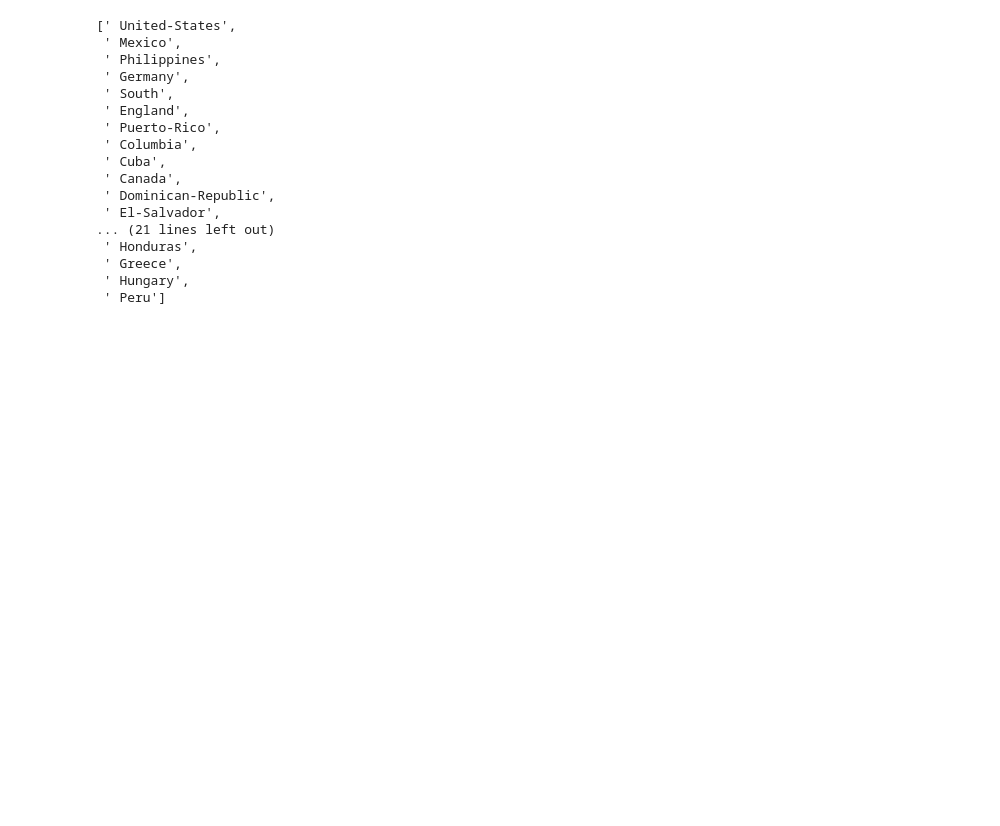
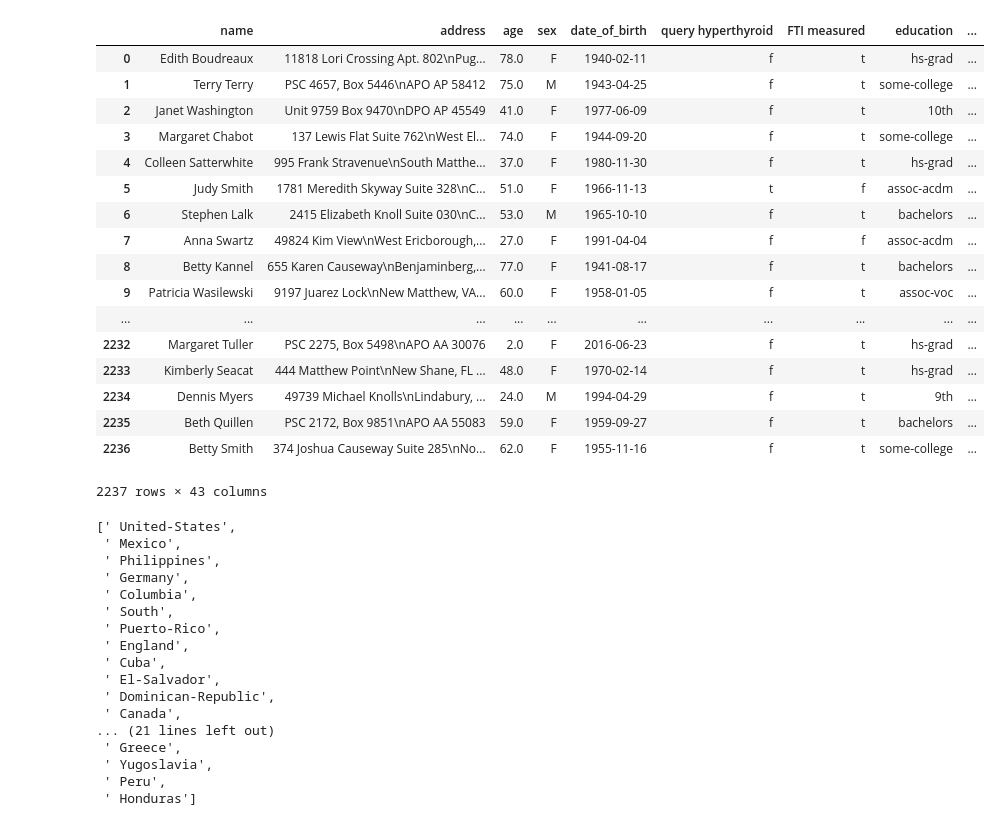
Before and after one commit to zuhi6/IAU-Projekt, a Jupyter notebook: Projekt_2_faza.ipynb, the cells around one changed output. Cells and saved outputs as stored; diff of their text form; code cells hidden in the pictures; blank space fills up the shorter version.

Commit message:
added Pipeline

```diff
--- a/Projekt_2_faza.ipynb
+++ b/Projekt_2_faza.ipynb
@@ -258,0 +106,8 @@ memory usage: 751.6+ KB
+# %%
+for index, row in merged.iterrows():
+    if(str(row["medical_info"]) != 'nan'):
+        newRow = eval(row["medical_info"])
+        for key, value in newRow.items():
+            merged.loc[index,key] = value
+merged = merged.drop("medical_info",axis=1)
+merged.info()
@@ -258,0 +132,4 @@ memory usage: 751.6+ KB
+# %%
+def changeToFloat(df,column):
+    df[column] = df[column].map(lambda x: float(x))
+    return df
@@ -258,0 +150,24 @@ memory usage: 751.6+ KB
+# %%
+class MeanTransformer(TransformerMixin):
+    def __init__(self,column):
+        self.column = column
+
+    def fit(self,df, y=None):
+        self.mean = np.nanmean(df[self.column].tolist())
+        return self
+    def transform(self,df,y=None):
+        df[self.column] = df[self.column].map(lambda x: self.mean if str(x).lower() == 'nan' else x)
+        return df
+
+
+average_columns = ["age","TT4","T4U","capital-loss","TSH","FTI"]
+tupleList = []
+for column in average_columns:
+    merged = changeToFloat(merged,column)
+    tupleList.append((column,MeanTransformer(column)))
+
+pip = Pipeline(tupleList)
+model = pip.fit(merged)
+new_data = pip.transform(merged)
+new_data[new_data["age"] > 300]
+merged.info()
@@ -258,0 +338,25 @@ memory usage: 751.6+ KB
+# %%
+merged["education"] = merged["education"].map(lambda x: x.lower().replace("_","-"))
+
+merged = merged.drop("TBG",axis=1)
+merged = merged.drop("TBG measured",axis=1)
+merged
+# %% [output]
+|  | name | address | age | sex | date_of_birth | query hyperthyroid | FTI measured | education | ... |
+| 0 | Edith Boudreaux | 11818 Lori Crossing Apt. 802\nPug... | 78.0 | F | 1940-02-11 | f | t | hs-grad | ... |
+| 1 | Terry Terry | PSC 4657, Box 5446\nAPO AP 58412 | 75.0 | M | 1943-04-25 | f | t | some-college | ... |
+| 2 | Janet Washington | Unit 9759 Box 9470\nDPO AP 45549 | 41.0 | F | 1977-06-09 | f | t | 10th | ... |
+| 3 | Margaret Chabot | 137 Lewis Flat Suite 762\nWest El... | 74.0 | F | 1944-09-20 | f | t | some-college | ... |
+| 4 | Colleen Satterwhite | 995 Frank Stravenue\nSouth Matthe... | 37.0 | F | 1980-11-30 | f | t | hs-grad | ... |
+| 5 | Judy Smith | 1781 Meredith Skyway Suite 328\nC... | 51.0 | F | 1966-11-13 | t | f | assoc-acdm | ... |
+| 6 | Stephen Lalk | 2415 Elizabeth Knoll Suite 030\nC... | 53.0 | M | 1965-10-10 | f | t | bachelors | ... |
+| 7 | Anna Swartz | 49824 Kim View\nWest Ericborough,... | 27.0 | F | 1991-04-04 | f | f | assoc-acdm | ... |
+| 8 | Betty Kannel | 655 Karen Causeway\nBenjaminberg,... | 77.0 | F | 1941-08-17 | f | t | bachelors | ... |
+| 9 | Patricia Wasilewski | 9197 Juarez Lock\nNew Matthew, VA... | 60.0 | F | 1958-01-05 | f | t | assoc-voc | ... |
+| ... | ... | ... | ... | ... | ... | ... | ... | ... | ... |
+| 2232 | Margaret Tuller | PSC 2275, Box 5498\nAPO AA 30076 | 2.0 | F | 2016-06-23 | f | t | hs-grad | ... |
+| 2233 | Kimberly Seacat | 444 Matthew Point\nNew Shane, FL ... | 48.0 | F | 1970-02-14 | f | t | hs-grad | ... |
+| 2234 | Dennis Myers | 49739 Michael Knolls\nLindabury, ... | 24.0 | M | 1994-04-29 | f | t | 9th | ... |
+| 2235 | Beth Quillen | PSC 2172, Box 9851\nAPO AA 55083 | 59.0 | F | 1959-09-27 | f | t | bachelors | ... |
+| 2236 | Betty Smith | 374 Joshua Causeway Suite 285\nNo... | 62.0 | F | 1955-11-16 | f | t | some-college | ... |
+2237 rows × 43 columns
@@ -300,23 +458,23 @@ memory usage: 751.6+ KB
 #merged['on thyroxine'].value_counts().index.tolist()
 #merged['T3 measured'].value_counts().index.tolist()
 # merged['psych'].value_counts().index.tolist()
-merged["education"] = merged["education"].map(lambda x: x.lower().replace("_","-"))
+
 merged['native-country'].value_counts().index.tolist()
 # %% [output]
 [' United-States',
  ' Mexico',
  ' Philippines',
  ' Germany',
+ ' Columbia',
  ' South',
+ ' Puerto-Rico',
  ' England',
- ' Puerto-Rico',
- ' Columbia',
  ' Cuba',
+ ' El-Salvador',
+ ' Dominican-Republic',
  ' Canada',
- ' Dominican-Republic',
- ' El-Salvador',
 ... (21 lines left out)
- ' Honduras',
  ' Greece',
- ' Hungary',
- ' Peru']
+ ' Yugoslavia',
+ ' Peru',
+ ' Honduras']
```
Also changed, not shown: parts of 18 cells of this notebook.
